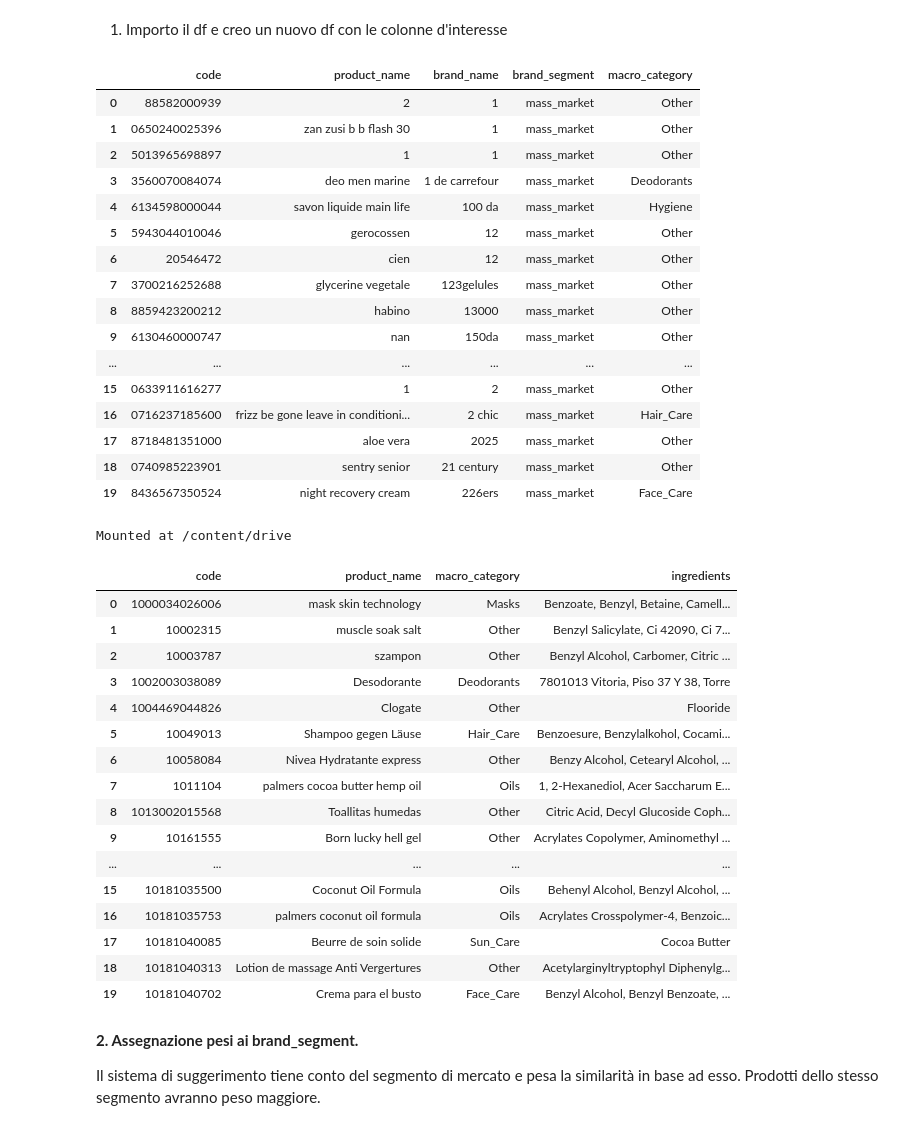
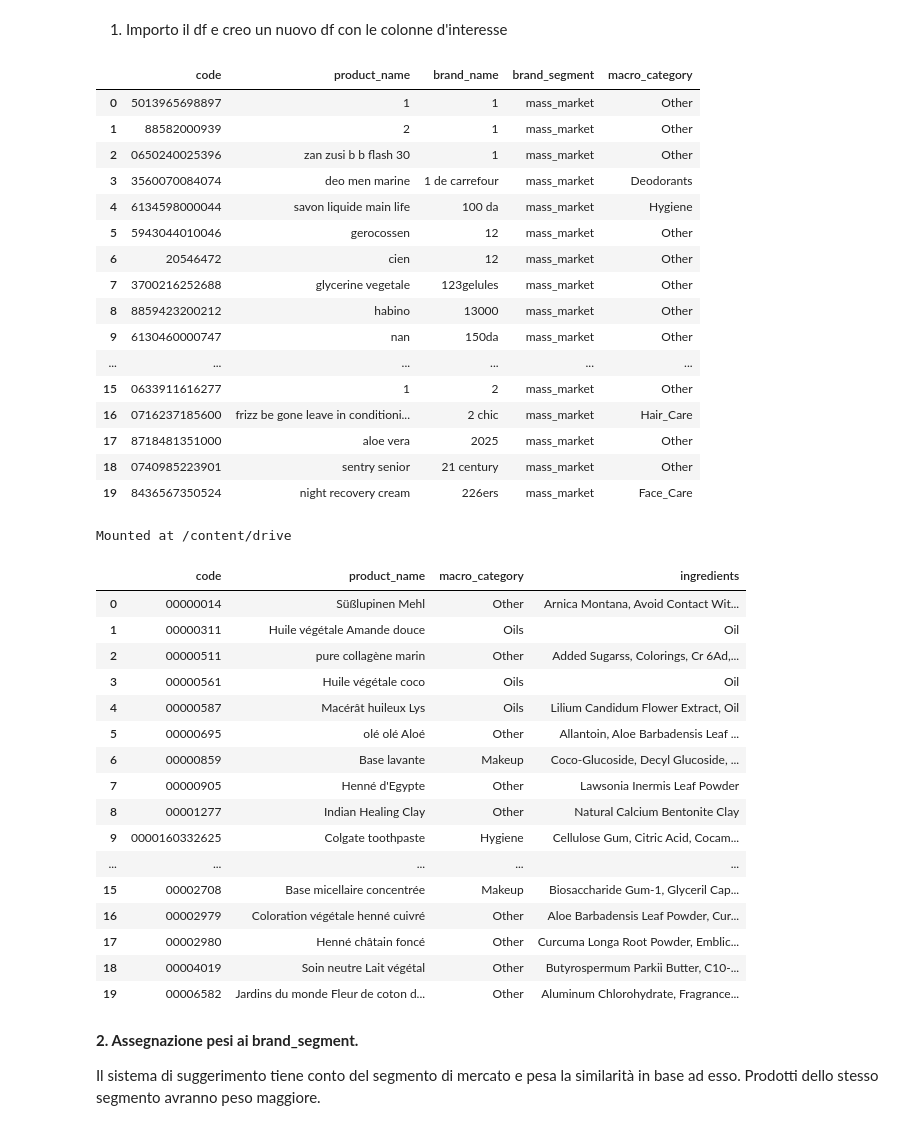
Before and after one commit to develhope/Data-PT-11-Team1-Progetto2, a Jupyter notebook: algoritmo_finale.ipynb, the cells around one changed output. Drawn from its saved outputs; the diff is of its cells as text; code cells hidden in the pictures.

```diff
--- a/algoritmo_finale.ipynb
+++ b/algoritmo_finale.ipynb
@@ -7,7 +7,7 @@ import numpy as np
 # %% [markdown]
 1) Importo il df e creo un nuovo df con le colonne d'interesse
 # %%
-df = pd.read_csv("brand_categoria.csv")
+df = pd.read_csv("brand_categoria.csv",dtype={"code": str})
 
 df = df[['code', 'product_name','brand_name', 'brand_segment','macro_category']].copy()
 df['code'] = df['code'].astype(str)
@@ -20,9 +20,9 @@ df['macro_category'] = df['macro_category'].astype(str)
 df.head(20)
 # %% [output]
 |  | code | product_name | brand_name | brand_segment | macro_category |
-| 0 | 88582000939 | 2 | 1 | mass_market | Other |
-| 1 | 0650240025396 | zan zusi b b flash 30 | 1 | mass_market | Other |
-| 2 | 5013965698897 | 1 | 1 | mass_market | Other |
+| 0 | 5013965698897 | 1 | 1 | mass_market | Other |
+| 1 | 88582000939 | 2 | 1 | mass_market | Other |
+| 2 | 0650240025396 | zan zusi b b flash 30 | 1 | mass_market | Other |
 | 3 | 3560070084074 | deo men marine | 1 de carrefour | mass_market | Deodorants |
 | 4 | 6134598000044 | savon liquide main life | 100 da | mass_market | Hygiene |
 | 5 | 5943044010046 | gerocossen | 12 | mass_market | Other |
@@ -42,39 +42,40 @@ drive.mount('/content/drive')
 # %% [output]
 Mounted at /content/drive
 # %%
-df_ing = pd.read_excel("ingr_cat.xlsx")
+df_ing = pd.read_csv("ingr_cat.csv",dtype={"code": str})
+
 
 df_ing['code'] = df_ing['code'].astype(str)
 df_ing['product_name'] = df_ing['product_name'].astype(str)
 df_ing['macro_category'] = df_ing['macro_category'].astype(str)
 df_ing['inci_name'] = df_ing['inci_name'].astype(str)
 
 df_finale = (
     df_ing
     .groupby(['code', 'product_name', 'macro_category'])['inci_name']
     .apply(lambda lst: ", ".join(sorted(set(lst))))
     .reset_index()
     .rename(columns={'inci_name': 'ingredients'}))
 
 df_finale.head(20)
 # %% [output]
 |  | code | product_name | macro_category | ingredients |
-| 0 | 1000034026006 | mask skin technology | Masks | Benzoate, Benzyl, Betaine, Camell... |
-| 1 | 10002315 | muscle soak salt | Other | Benzyl Salicylate, Ci 42090, Ci 7... |
-| 2 | 10003787 | szampon | Other | Benzyl Alcohol, Carbomer, Citric ... |
-| 3 | 1002003038089 | Desodorante | Deodorants | 7801013 Vitoria, Piso 37 Y 38, Torre |
-| 4 | 1004469044826 | Clogate | Other | Flooride |
-| 5 | 10049013 | Shampoo gegen Läuse | Hair_Care | Benzoesure, Benzylalkohol, Cocami... |
-| 6 | 10058084 | Nivea Hydratante express | Other | Benzy Alcohol, Cetearyl Alcohol, ... |
-| 7 | 1011104 | palmers cocoa butter hemp oil | Oils | 1, 2-Hexanediol, Acer Saccharum E... |
-| 8 | 1013002015568 | Toallitas humedas | Other | Citric Acid, Decyl Glucoside Coph... |
-| 9 | 10161555 | Born lucky hell gel | Other | Acrylates Copolymer, Aminomethyl ... |
+| 0 | 00000014 | Süßlupinen Mehl | Other | Arnica Montana, Avoid Contact Wit... |
+| 1 | 00000311 | Huile végétale Amande douce | Oils | Oil |
+| 2 | 00000511 | pure collagène marin | Other | Added Sugarss, Colorings, Cr 6Ad,... |
+| 3 | 00000561 | Huile végétale coco | Oils | Oil |
+| 4 | 00000587 | Macérât huileux Lys | Oils | Lilium Candidum Flower Extract, Oil |
+| 5 | 00000695 | olé olé Aloé | Other | Allantoin, Aloe Barbadensis Leaf ... |
+| 6 | 00000859 | Base lavante | Makeup | Coco-Glucoside, Decyl Glucoside, ... |
+| 7 | 00000905 | Henné d'Egypte | Other | Lawsonia Inermis Leaf Powder |
+| 8 | 00001277 | Indian Healing Clay | Other | Natural Calcium Bentonite Clay |
+| 9 | 0000160332625 | Colgate toothpaste | Hygiene | Cellulose Gum, Citric Acid, Cocam... |
 | ... | ... | ... | ... | ... |
-| 15 | 10181035500 | Coconut Oil Formula | Oils | Behenyl Alcohol, Benzyl Alcohol, ... |
-| 16 | 10181035753 | palmers coconut oil formula | Oils | Acrylates Crosspolymer-4, Benzoic... |
-| 17 | 10181040085 | Beurre de soin solide | Sun_Care | Cocoa Butter |
-| 18 | 10181040313 | Lotion de massage Anti Vergertures | Other | Acetylarginyltryptophyl Diphenylg... |
-| 19 | 10181040702 | Crema para el busto | Face_Care | Benzyl Alcohol, Benzyl Benzoate, ... |
+| 15 | 00002708 | Base micellaire concentrée | Makeup | Biosaccharide Gum-1, Glyceril Cap... |
+| 16 | 00002979 | Coloration végétale henné cuivré | Other | Aloe Barbadensis Leaf Powder, Cur... |
+| 17 | 00002980 | Henné châtain foncé | Other | Curcuma Longa Root Powder, Emblic... |
+| 18 | 00004019 | Soin neutre Lait végétal | Other | Butyrospermum Parkii Butter, C10-... |
+| 19 | 00006582 | Jardins du monde Fleur de coton d... | Other | Aluminum Chlorohydrate, Fragrance... |
 # %% [markdown]
 **2. Assegnazione pesi ai brand_segment.**
 
```
Also changed, not shown: parts of 7 cells of this notebook.
